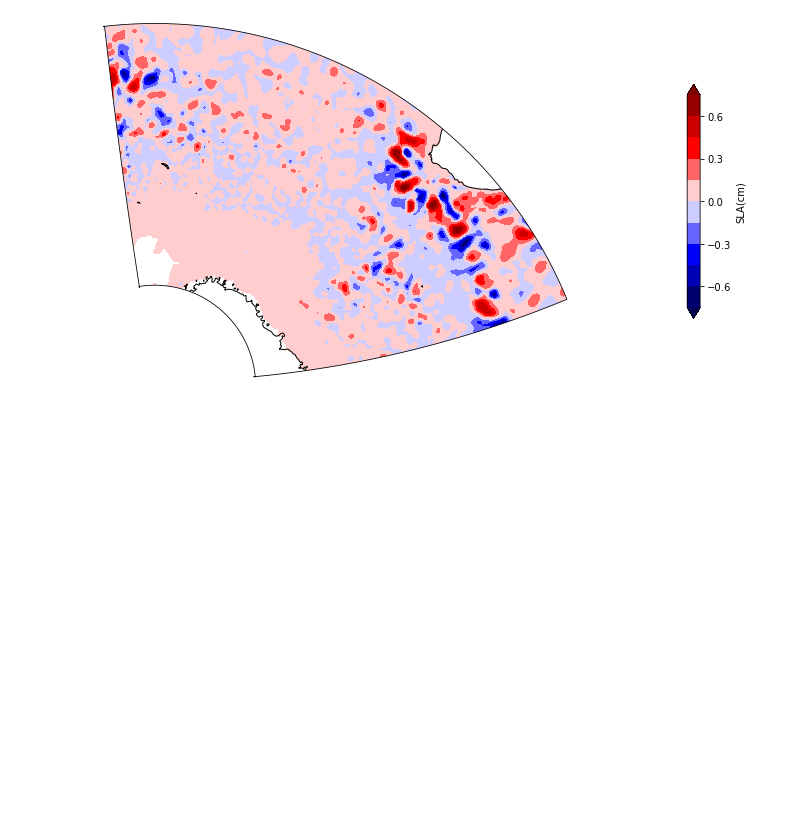
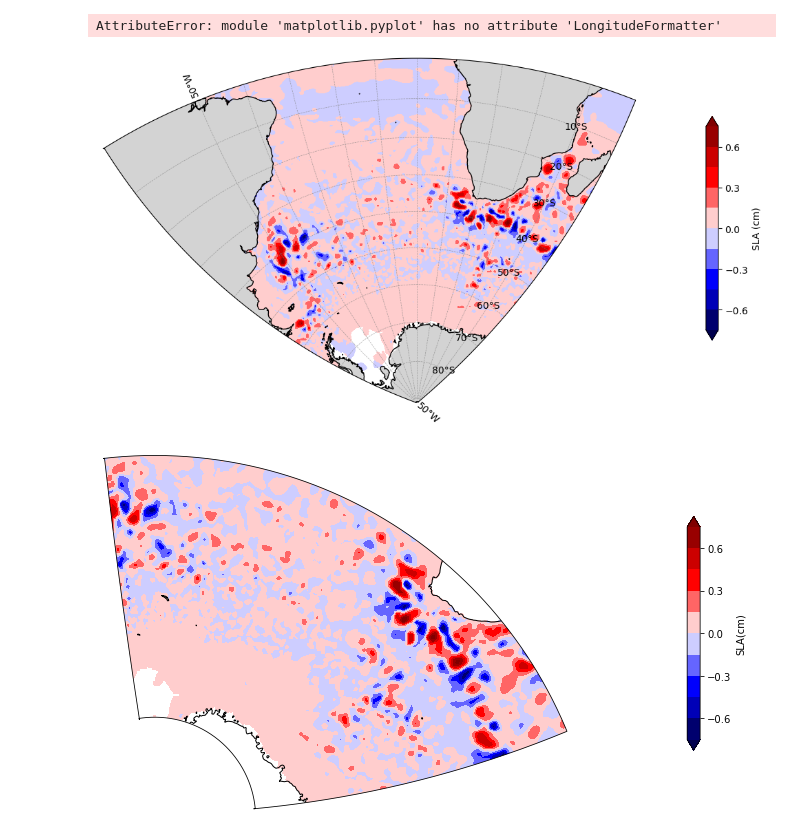
Before and after one commit to ghossh/Sector-Plot-of-Antactica-or-Arctic-region-in-Python, a Jupyter notebook: sector_plot_using.ipynb, the cells around one changed output. Drawn from its saved outputs; the diff is of its cells as text; code cells hidden in the pictures; blank space fills up the shorter version.

```diff
--- a/Sector_Plot_using COSIMA.ipynb
+++ b/sector_plot_using.ipynb
@@ -10,3 +60,75 @@ import matplotlib.path as mpath
+# %%
+import matplotlib.pyplot as plt
+import cartopy.crs as ccrs
+import numpy as np
+import matplotlib.path as mpath
+import cartopy.feature as cfeature
+
+def make_boundary_path(lons, lats):
+    boundary_path = np.array([lons[-1, :], lats[-1, :]])
+    boundary_path = np.append(boundary_path, np.array([lons[::-1, -1], lats[::-1, -1]]), axis=1)
+    boundary_path = np.append(boundary_path, np.array([lons[1, ::-1], lats[1, ::-1]]), axis=1)
+    boundary_path = np.append(boundary_path, np.array([lons[:, 1], lats[:, 1]]), axis=1)
+    boundary_path = mpath.Path(np.swapaxes(boundary_path, 0, 1))
+    return boundary_path
+
+def plot_sector(data, lon_name, lat_name, lon_range, lat_range, central_lon, cmap='seismic', levels=15):
+    fig = plt.figure(figsize=(12, 6.5))
+
+    ax = plt.axes(projection=ccrs.Stereographic(central_longitude=central_lon, central_latitude=(lat_range[0] + lat_range[1]) / 2))
+    ax.coastlines(resolution='50m')
+    ax.add_feature(cfeature.LAND, facecolor='lightgray')
+
+    lon_values = data[lon_name].values
+    lat_values = data[lat_name].values
+    lons, lats = np.meshgrid(lon_values, lat_values)
+
+    boundary_path = make_boundary_path(lons, lats)
+    ax.set_boundary(boundary_path, transform=ccrs.PlateCarree())
+
+    p1 = ax.contourf(lons, lats, data, levels=levels, transform=ccrs.PlateCarree(), cmap=cmap, extend='both')
+
+    ax_cb = plt.axes([0.92, 0.25, 0.015, 0.5])
+    cb = plt.colorbar(p1, cax=ax_cb, orientation='vertical')
+    cb.ax.set_ylabel('SLA (cm)')
+
+    gl = ax.gridlines(crs=ccrs.PlateCarree(), draw_labels=True, linewidth=0.5, linestyle='--', color='gray', alpha=0.7)
+    gl.xlabels_top = False
+    gl.ylabels_left = True
+    gl.ylabels_right = False
+    gl.xlines = True
+    gl.ylines = True
+    gl.xlocator = plt.FixedLocator(np.arange(lon_range[0], lon_range[1], 10))
+    gl.ylocator = plt.FixedLocator(np.arange(lat_range[0], lat_range[1], 10))
+    gl.xformatter = plt.LongitudeFormatter()
+    gl.yformatter = plt.LatitudeFormatter()
+
+    plt.show()
+
+# Example usage with xarray dataset
+import xarray as xr
+data = xr.open_mfdataset('test.nc').sel(latitude=slice(-90, -0), longitude=slice(-70, 50))
+
+# Load the dataset
+ds = data
+
+# Specify the longitude, latitude, and SLA variables
+lon_name = 'longitude'
+lat_name = 'latitude'
+sla_name = 'sla'
+
+# Specify the desired longitude and latitude range
+lon_range = (-50, 50)
+lat_range = (-90, -0)
+
+# Specify the central longitude for the Stereographic projection
+central_lon = sum(lon_range) / 2
+
+# Plot the sector plot with gridlines and labels
+plot_sector(ds[sla_name], lon_name, lat_name, lon_range, lat_range, central_lon)
+# %% [output]
+AttributeError: module 'matplotlib.pyplot' has no attribute 'LongitudeFormatter'
+[figure, added]
 # %%
 dt=xr.open_mfdataset('test.nc').sla.sel(latitude=slice(-75,-30),
                                     longitude=slice(-50,50))
```
Also changed, not shown: parts of 3 cells of this notebook.
